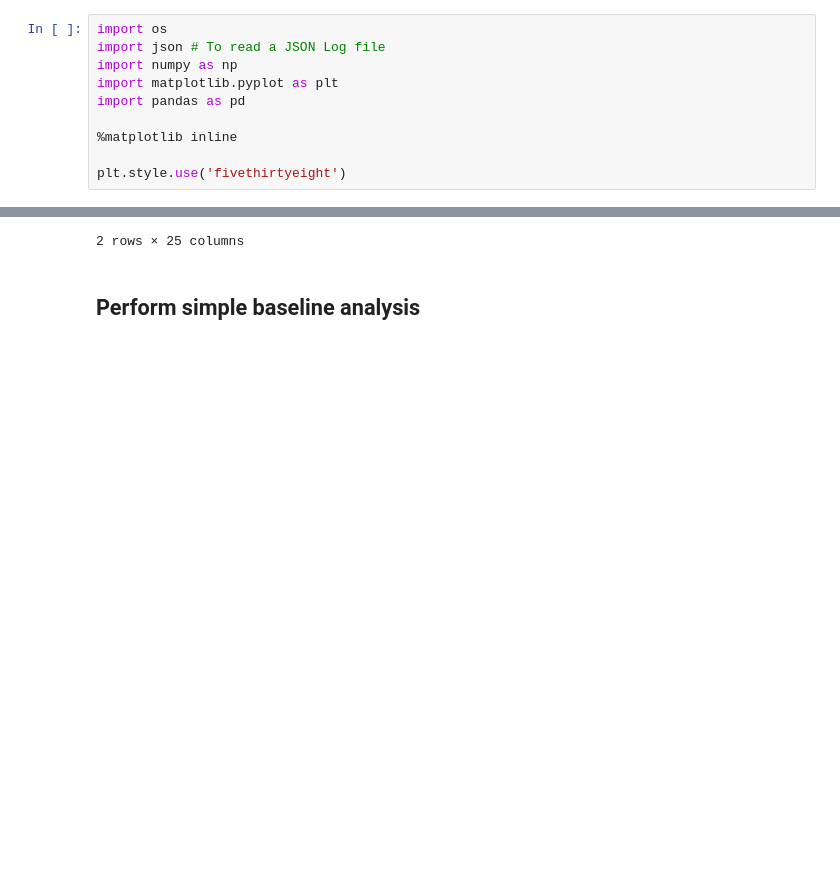
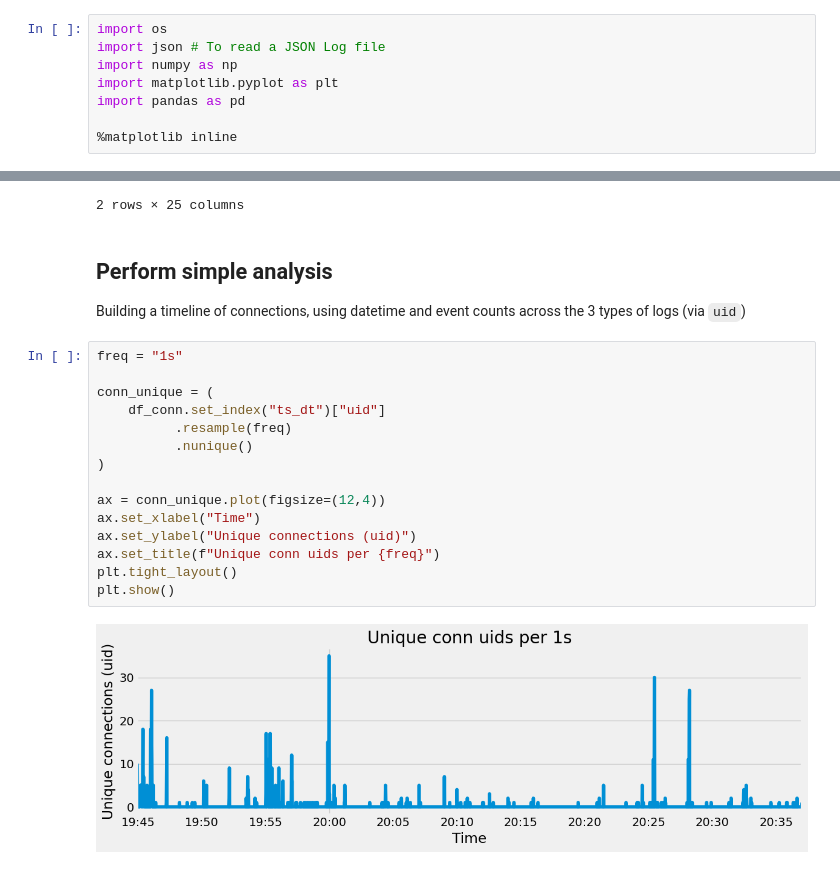
Before and after one commit to Purinat33/Zeek-SOC-and-ML-Project, a Jupyter notebook: main.ipynb, the cells around one changed output, grey strips where cells are left out. Drawn from its saved outputs; the diff is of its cells as text; blank space fills up the shorter version.

```diff
--- a/main.ipynb
+++ b/main.ipynb
@@ -8,8 +8,6 @@ import matplotlib.pyplot as plt
 import pandas as pd
 
 %matplotlib inline
-
-plt.style.use('fivethirtyeight')
 # %% [markdown]
 ## Opening the Logs
 
@@ -125,5 +123,24 @@ df_dns.head(2)
 | 0 | 1.737575e+09 | COMfpR2ZojwhF6Jz1b | 10.1.17.215 | 57386 | 10.1.17.2 | 53 | udp | 47798 | 0.000358 | _ldap._tcp.default-first-site-nam... | ... |
 | 1 | 1.737575e+09 | CVCOQU3HC2tXLGojF9 | 10.1.17.215 | 58958 | 10.1.17.2 | 53 | udp | 13779 | 0.000440 | win-gsh54qlw48d.bluemoontuesday.com | ... |
 2 rows × 25 columns
-# %% [markdown]
-## Perform simple baseline analysis
+# %% [markdown]
+## Perform simple analysis
+
+Building a timeline of connections, using datetime and event counts across the 3 types of logs (via `uid`)
+# %%
+freq = "1s"
+
+conn_unique = (
+    df_conn.set_index("ts_dt")["uid"]
+          .resample(freq)
+          .nunique()
+)
+
+ax = conn_unique.plot(figsize=(12,4))
+ax.set_xlabel("Time")
+ax.set_ylabel("Unique connections (uid)")
+ax.set_title(f"Unique conn uids per {freq}")
+plt.tight_layout()
+plt.show()
+# %% [output]
+[figure, added]
```
Also changed, not shown: parts of 1 cell of this notebook.
